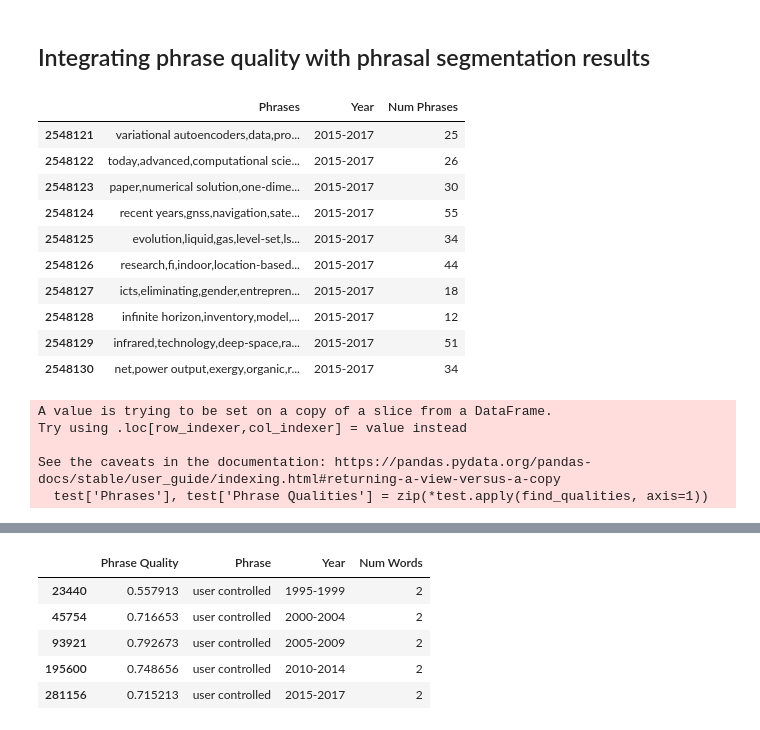
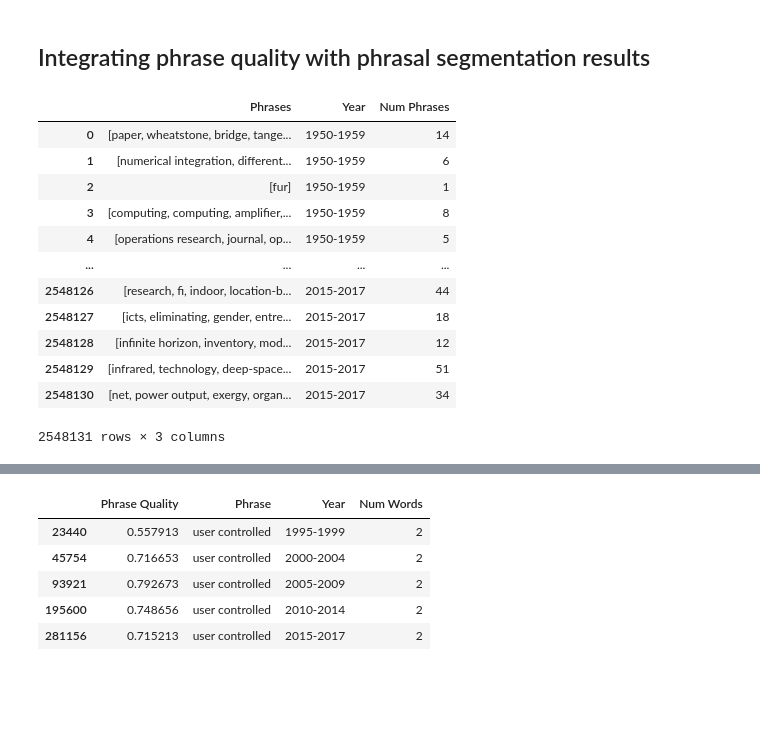
Before and after one commit to jamesjaeyu/autophrase_over_time, a Jupyter notebook: notebooks/model_generation_James.ipynb, the cells around one changed output, grey strips where cells are left out. Cells and saved outputs as stored; diff of their text form; code cells hidden in the pictures; blank space fills up the shorter version.

```diff
--- a/notebooks/model_generation_James.ipynb
+++ b/notebooks/model_generation_James.ipynb
@@ -41,6 +41,24 @@ seg = seg.dropna()
 # Maybe add code for creating counts dictionary if it can be used with the model
 # %% [markdown]
 ## Integrating phrase quality with phrasal segmentation results
+# %%
+seg['Phrases'] = seg['Phrases'].map(lambda x: x.split(','))
+# %%
+seg
+# %% [output]
+|  | Phrases | Year | Num Phrases |
+| 0 | [paper, wheatstone, bridge, tange... | 1950-1959 | 14 |
+| 1 | [numerical integration, different... | 1950-1959 | 6 |
+| 2 | [fur] | 1950-1959 | 1 |
+| 3 | [computing, computing, amplifier,... | 1950-1959 | 8 |
+| 4 | [operations research, journal, op... | 1950-1959 | 5 |
+| ... | ... | ... | ... |
+| 2548126 | [research, fi, indoor, location-b... | 2015-2017 | 44 |
+| 2548127 | [icts, eliminating, gender, entre... | 2015-2017 | 18 |
+| 2548128 | [infinite horizon, inventory, mod... | 2015-2017 | 12 |
+| 2548129 | [infrared, technology, deep-space... | 2015-2017 | 51 |
+| 2548130 | [net, power output, exergy, organ... | 2015-2017 | 34 |
+2548131 rows × 3 columns
 # %%
 def find_qualities(x):
     """
@@ -63,27 +82,3 @@ def find_qualities(x):
             out_phrases.append(phrase)
             out_quality.append(match['Phrase Quality'].values[0])
     return out_phrases, out_quality
-# %%
-test = seg.copy()
-test = seg.loc[len(seg)-10:len(seg)]
-test
-# %% [output]
-|  | Phrases | Year | Num Phrases |
-| 2548121 | variational autoencoders,data,pro... | 2015-2017 | 25 |
-| 2548122 | today,advanced,computational scie... | 2015-2017 | 26 |
-| 2548123 | paper,numerical solution,one-dime... | 2015-2017 | 30 |
-| 2548124 | recent years,gnss,navigation,sate... | 2015-2017 | 55 |
-| 2548125 | evolution,liquid,gas,level-set,ls... | 2015-2017 | 34 |
-| 2548126 | research,fi,indoor,location-based... | 2015-2017 | 44 |
-| 2548127 | icts,eliminating,gender,entrepren... | 2015-2017 | 18 |
-| 2548128 | infinite horizon,inventory,model,... | 2015-2017 | 12 |
-| 2548129 | infrared,technology,deep-space,ra... | 2015-2017 | 51 |
-| 2548130 | net,power output,exergy,organic,r... | 2015-2017 | 34 |
-# %%
-test['Phrases'], test['Phrase Qualities'] = zip(*test.apply(find_qualities, axis=1))
-# %% [output]
-A value is trying to be set on a copy of a slice from a DataFrame.
-Try using .loc[row_indexer,col_indexer] = value instead
-
-See the caveats in the documentation: https://pandas.pydata.org/pandas-docs/stable/user_guide/indexing.html#returning-a-view-versus-a-copy
-  test['Phrases'], test['Phrase Qualities'] = zip(*test.apply(find_qualities, axis=1))
```
Also changed, not shown: parts of 53 cells of this notebook, 2 other files.
